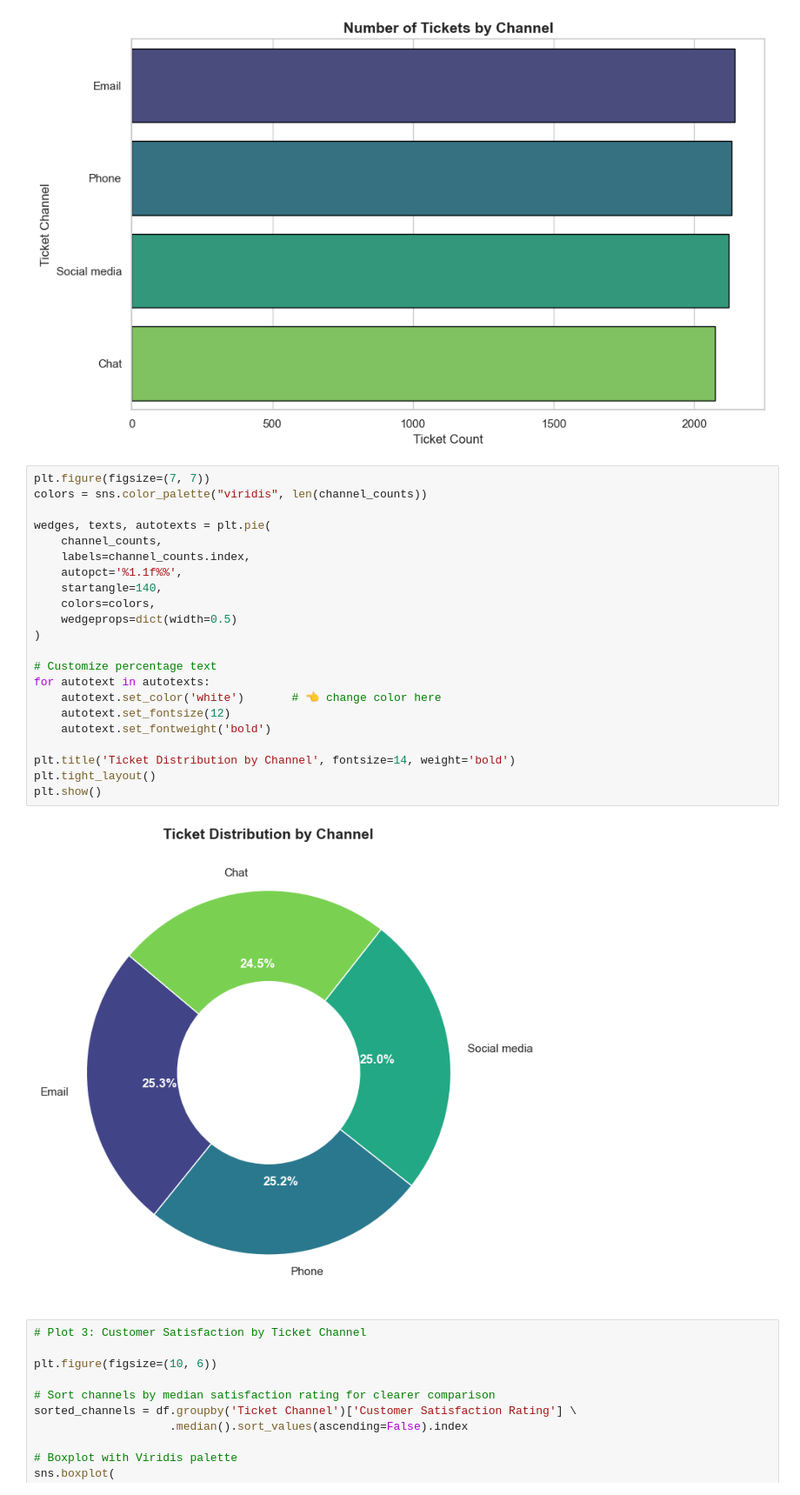
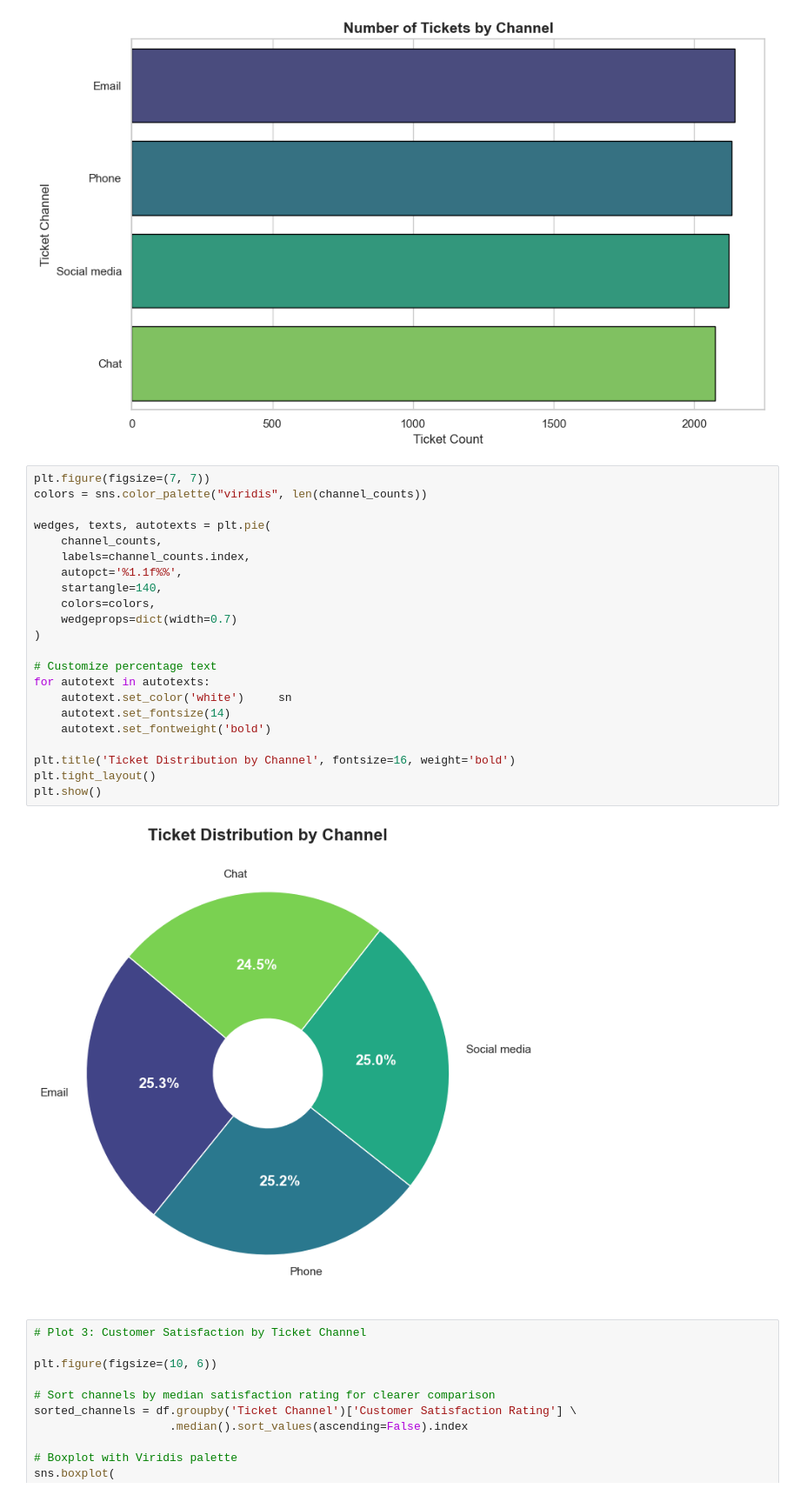
Before and after one commit to CCT-Dublin/capstone-project-feb-2024-pt-denissegarciavivolo, a Jupyter notebook: CA3_CapstoneProject_DenisseGarcia_Data1.ipynb, the cells around one changed output. Shown at 87% size. Cells and saved outputs as stored; diff of their text form.

```diff
--- a/CA3_CapstoneProject_DenisseGarcia_Data1.ipynb
+++ b/CA3_CapstoneProject_DenisseGarcia_Data1.ipynb
@@ -307,27 +307,27 @@ plt.show()
 # %%
 plt.figure(figsize=(7, 7))
 colors = sns.color_palette("viridis", len(channel_counts))
 
 wedges, texts, autotexts = plt.pie(
     channel_counts,
     labels=channel_counts.index,
     autopct='%1.1f%%',
     startangle=140,
     colors=colors,
-    wedgeprops=dict(width=0.5)
+    wedgeprops=dict(width=0.7)
 )
 
 # Customize percentage text
 for autotext in autotexts:
-    autotext.set_color('white')       # 👈 change color here
-    autotext.set_fontsize(12)
+    autotext.set_color('white')     sn
+    autotext.set_fontsize(14)
     autotext.set_fontweight('bold')
 
-plt.title('Ticket Distribution by Channel', fontsize=14, weight='bold')
+plt.title('Ticket Distribution by Channel', fontsize=16, weight='bold')
 plt.tight_layout()
 plt.show()
 # %% [output]
-[figure, old version]
+[figure, new version]
 # %%
 # Plot 3: Customer Satisfaction by Ticket Channel
 
```
Also changed, not shown: 2 other files.
